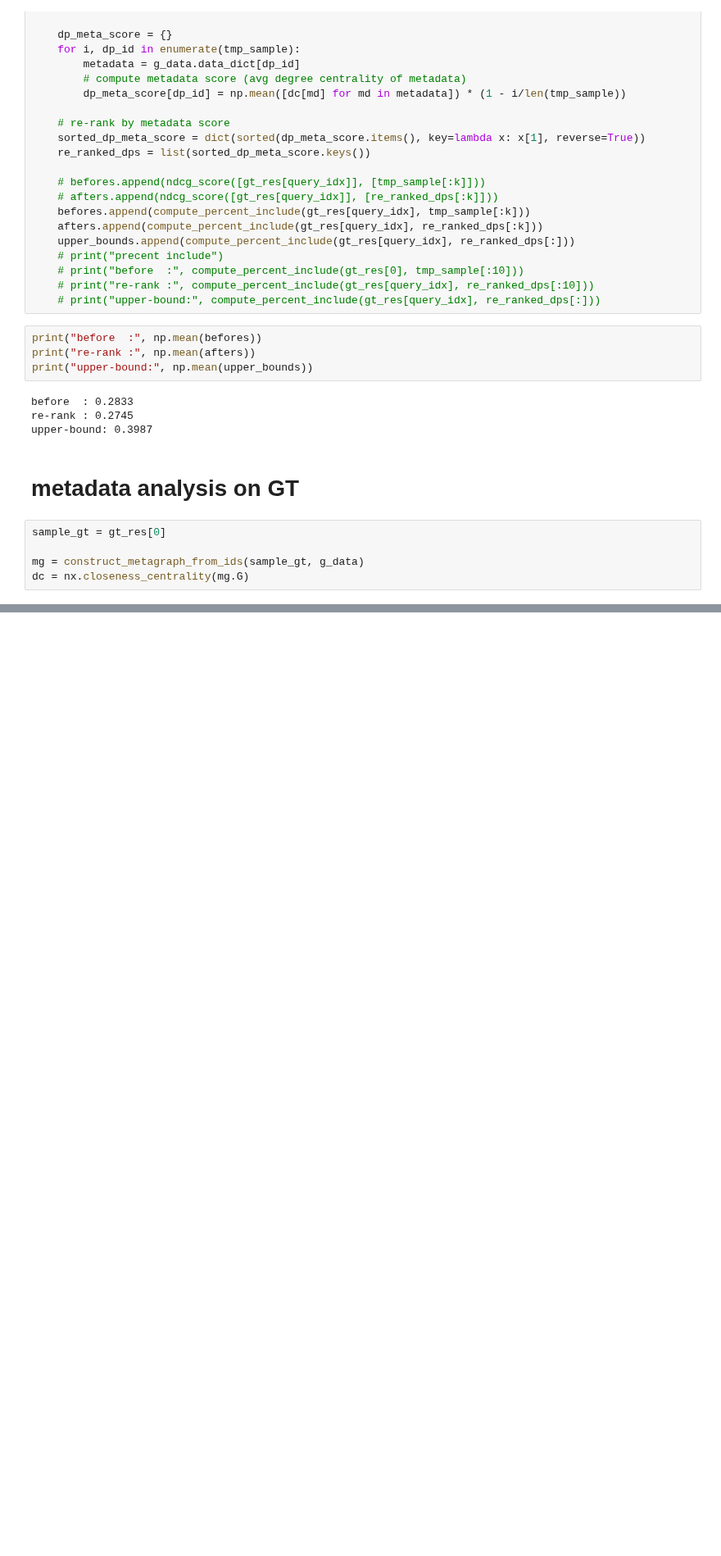
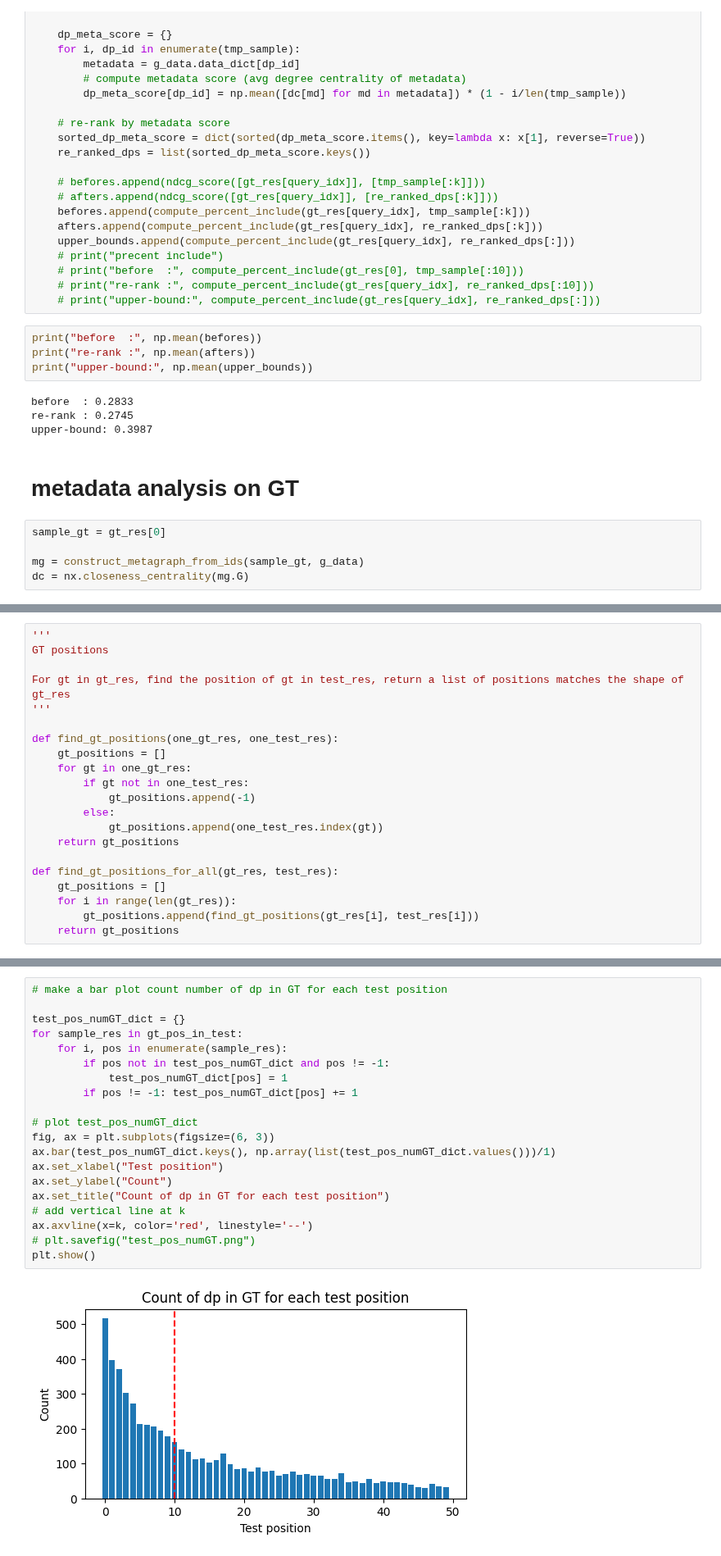
Before and after one commit to zyang37/beyond_vector_search, a Jupyter notebook: notebooks/re_rank.ipynb, the cells around one changed output, grey strips where cells are left out. Shown at 82% size. Saved outputs shown, nothing was run; the diff lists cells and outputs as text; blank space fills up the shorter version.

```diff
--- a/notebooks/re_rank.ipynb
+++ b/notebooks/re_rank.ipynb
@@ -366,0 +367,21 @@ dc
+# %%
+'''
+GT positions
+
+For gt in gt_res, find the position of gt in test_res, return a list of positions matches the shape of gt_res
+'''
+
+def find_gt_positions(one_gt_res, one_test_res):
+    gt_positions = []
+    for gt in one_gt_res:
+        if gt not in one_test_res:
+            gt_positions.append(-1)
+        else:
+            gt_positions.append(one_test_res.index(gt))
+    return gt_positions
+
+def find_gt_positions_for_all(gt_res, test_res):
+    gt_positions = []
+    for i in range(len(gt_res)):
+        gt_positions.append(find_gt_positions(gt_res[i], test_res[i]))
+    return gt_positions
@@ -366,0 +419,22 @@ dc
+# %%
+# make a bar plot count number of dp in GT for each test position
+
+test_pos_numGT_dict = {}
+for sample_res in gt_pos_in_test:
+    for i, pos in enumerate(sample_res):
+        if pos not in test_pos_numGT_dict and pos != -1:
+            test_pos_numGT_dict[pos] = 1
+        if pos != -1: test_pos_numGT_dict[pos] += 1
+
+# plot test_pos_numGT_dict
+fig, ax = plt.subplots(figsize=(6, 3))
+ax.bar(test_pos_numGT_dict.keys(), np.array(list(test_pos_numGT_dict.values()))/1)
+ax.set_xlabel("Test position")
+ax.set_ylabel("Count")
+ax.set_title("Count of dp in GT for each test position")
+# add vertical line at k
+ax.axvline(x=k, color='red', linestyle='--')
+# plt.savefig("test_pos_numGT.png")
+plt.show()
+# %% [output]
+[figure, added]
```
Also changed, not shown: parts of 16 cells of this notebook, 1 other file.
